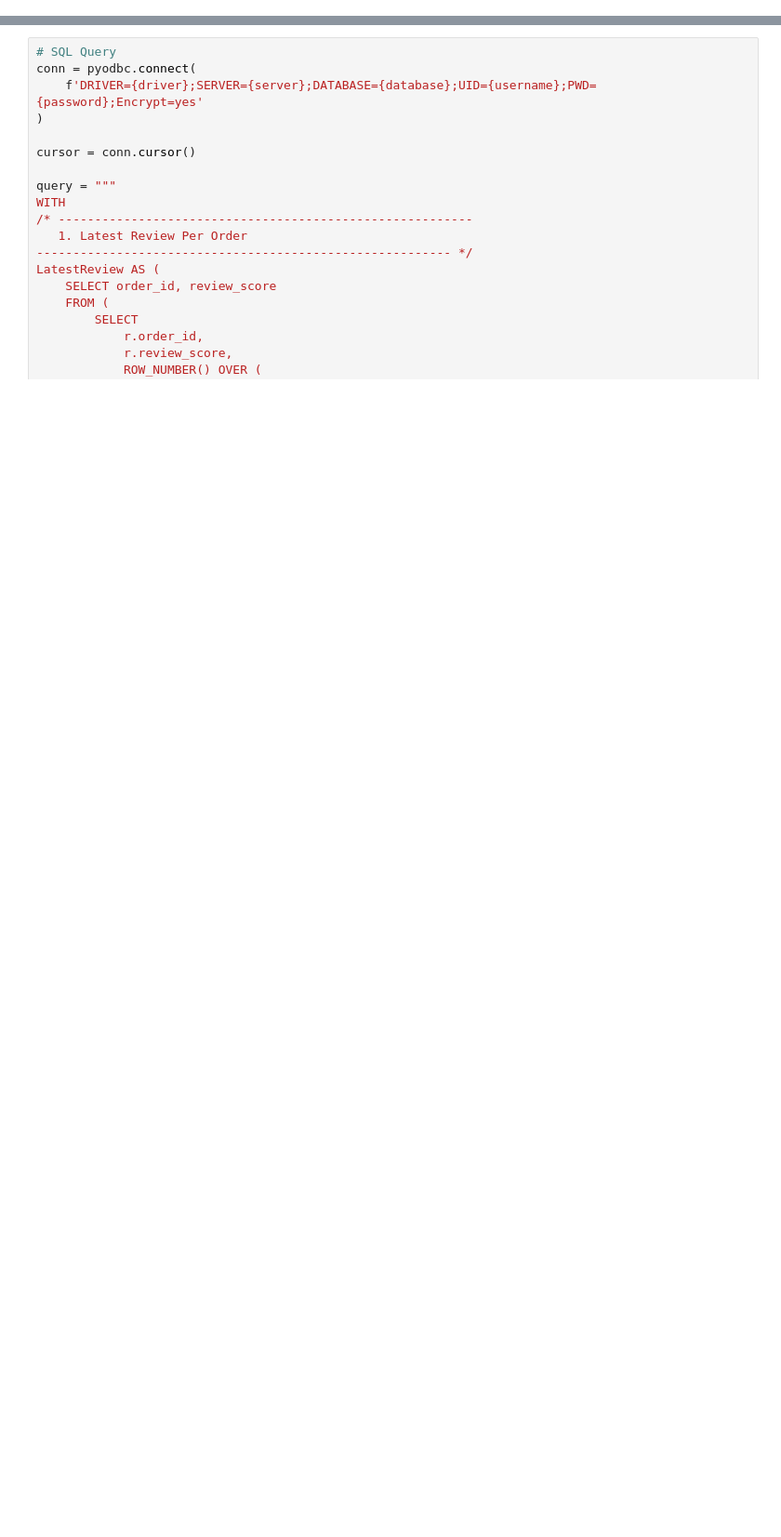
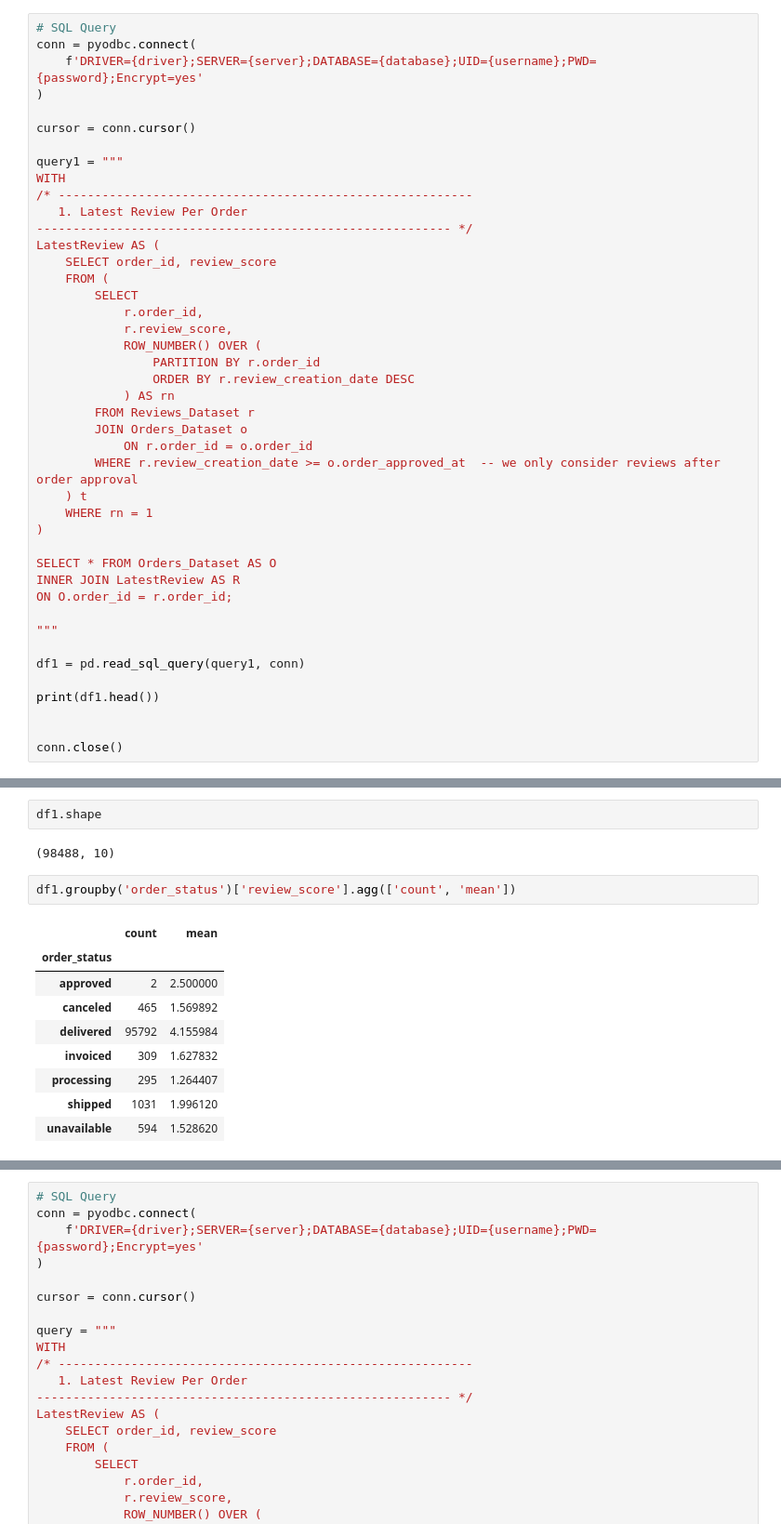
Before and after one commit to cescgr1703/Business-Data-Mining---Group-Project, a Jupyter notebook: BDM_Group_Project.ipynb, the cells around one changed output, grey strips where cells are left out. Shown at 93% size. Cells and saved outputs as stored; diff of their text form; blank space fills up the shorter version.

```diff
--- a/BDM_Group_Project.ipynb
+++ b/BDM_Group_Project.ipynb
@@ -20,3 +20,46 @@ import shap
 from sklearn.preprocessing import StandardScaler
 from collections import Counter
 from datetime import datetime, timedelta
+# %%
+# SQL Query
+conn = pyodbc.connect(
+    f'DRIVER={driver};SERVER={server};DATABASE={database};UID={username};PWD={password};Encrypt=yes'
+)
+
+cursor = conn.cursor()
+
+query1 = """
+WITH
+/* ---------------------------------------------------------
+   1. Latest Review Per Order
+--------------------------------------------------------- */
+LatestReview AS (
+    SELECT order_id, review_score
+    FROM (
+        SELECT
+            r.order_id,
+            r.review_score,
+            ROW_NUMBER() OVER (
+                PARTITION BY r.order_id
+                ORDER BY r.review_creation_date DESC
+            ) AS rn
+        FROM Reviews_Dataset r
+        JOIN Orders_Dataset o
+            ON r.order_id = o.order_id
+        WHERE r.review_creation_date >= o.order_approved_at  -- we only consider reviews after order approval
+    ) t
+    WHERE rn = 1
+)
+
+SELECT * FROM Orders_Dataset AS O
+INNER JOIN LatestReview AS R
+ON O.order_id = r.order_id;
+
+"""
+
+df1 = pd.read_sql_query(query1, conn)
+
+print(df1.head())
+
+
+conn.close()
@@ -22,0 +84,16 @@ from datetime import datetime, timedelta
+# %%
+df1.shape
+# %% [output]
+(98488, 10)
+# %%
+df1.groupby('order_status')['review_score'].agg(['count', 'mean'])
+# %% [output]
+|  | count | mean |
+| order_status |  |  |
+| approved | 2 | 2.500000 |
+| canceled | 465 | 1.569892 |
+| delivered | 95792 | 4.155984 |
+| invoiced | 309 | 1.627832 |
+| processing | 295 | 1.264407 |
+| shipped | 1031 | 1.996120 |
+| unavailable | 594 | 1.528620 |
```
Also changed, not shown: parts of 7 cells of this notebook.
